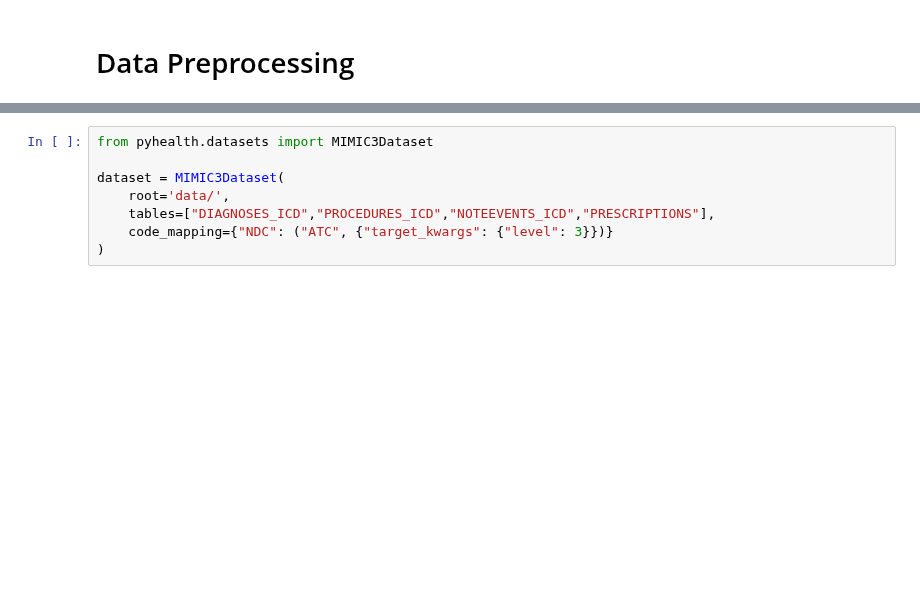
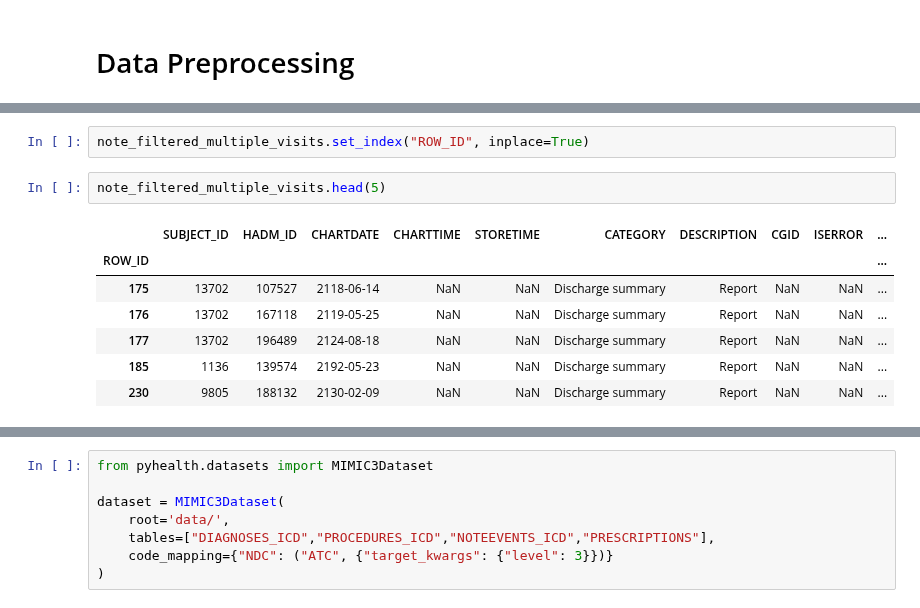
Before and after one commit to giuseppericcio/MediCARE, a Jupyter notebook: data_preprocessing.ipynb, the cells around one changed output, grey strips where cells are left out. Drawn from its saved outputs; the diff is of its cells as text; blank space fills up the shorter version.

```diff
--- a/data_preprocessing.ipynb
+++ b/data_preprocessing.ipynb
@@ -2,0 +169,12 @@
+# %%
+note_filtered_multiple_visits.set_index("ROW_ID", inplace=True)
+# %%
+note_filtered_multiple_visits.head(5)
+# %% [output]
+|  | SUBJECT_ID | HADM_ID | CHARTDATE | CHARTTIME | STORETIME | CATEGORY | DESCRIPTION | CGID | ISERROR | ... |
+| ROW_ID |  |  |  |  |  |  |  |  |  | ... |
+| 175 | 13702 | 107527 | 2118-06-14 | NaN | NaN | Discharge summary | Report | NaN | NaN | ... |
+| 176 | 13702 | 167118 | 2119-05-25 | NaN | NaN | Discharge summary | Report | NaN | NaN | ... |
+| 177 | 13702 | 196489 | 2124-08-18 | NaN | NaN | Discharge summary | Report | NaN | NaN | ... |
+| 185 | 1136 | 139574 | 2192-05-23 | NaN | NaN | Discharge summary | Report | NaN | NaN | ... |
+| 230 | 9805 | 188132 | 2130-02-09 | NaN | NaN | Discharge summary | Report | NaN | NaN | ... |
```
Also changed, not shown: parts of 70 cells of this notebook.
